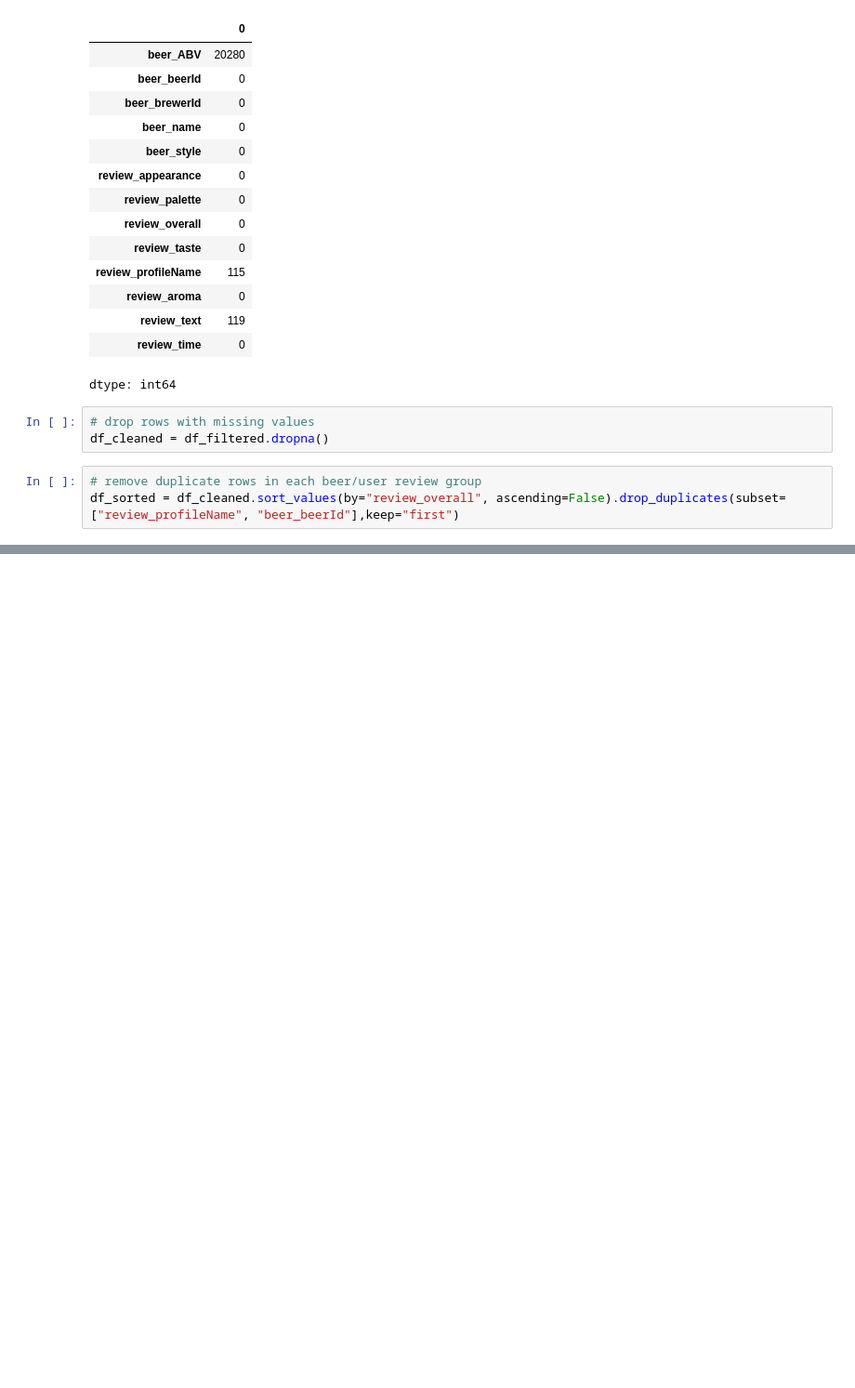
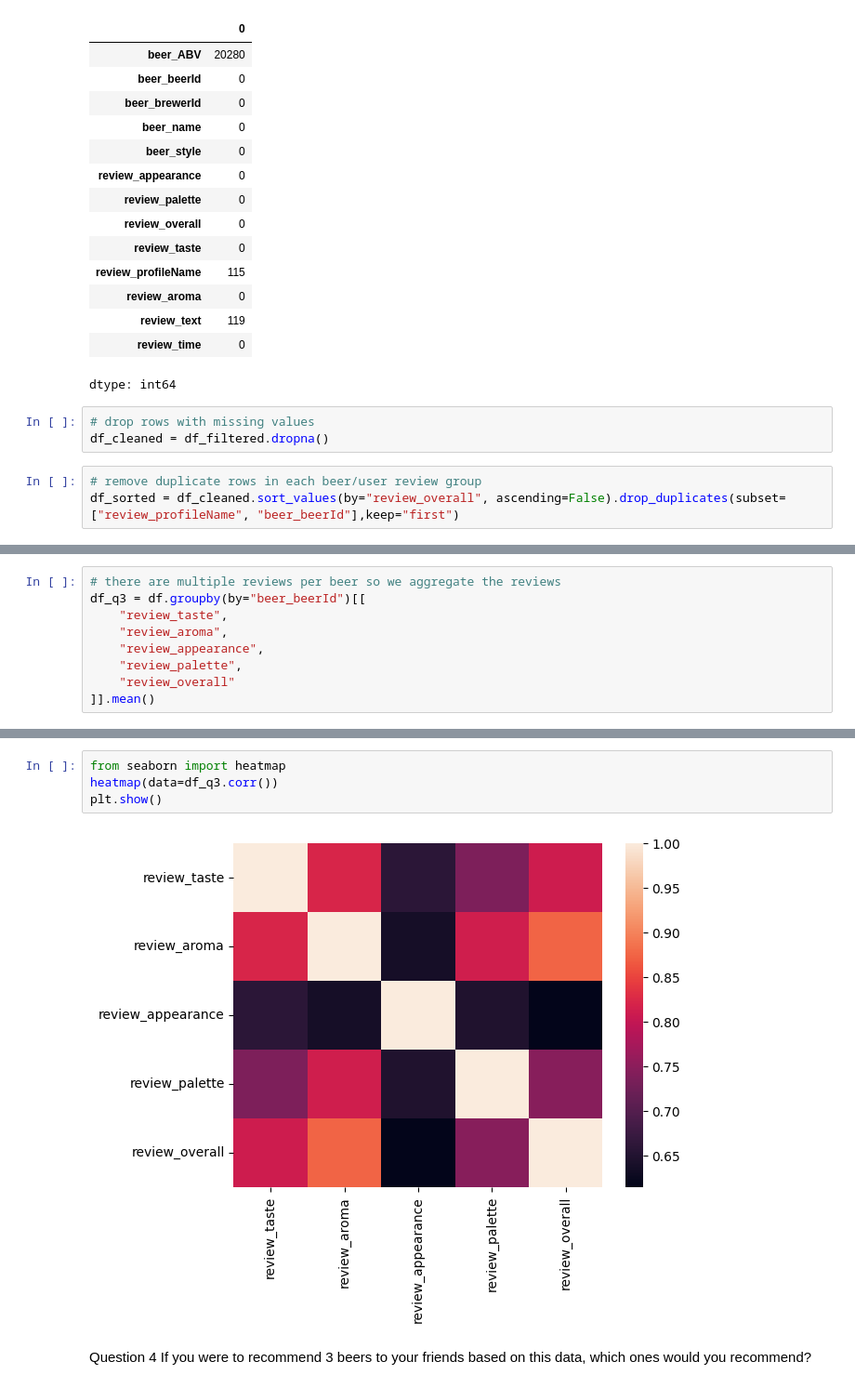
Before and after one commit to zhangshutao932/StrataScratch-Beer-Data-Analysis, a Jupyter notebook: Beer_Data_Analysis.ipynb, the cells around one changed output, grey strips where cells are left out. Shown at 93% size. Cells and saved outputs as stored; diff of their text form; blank space fills up the shorter version.

```diff
--- a/Beer_Data_Analysis.ipynb
+++ b/Beer_Data_Analysis.ipynb
@@ -59,0 +139,9 @@ df_sorted = df_cleaned.sort_values(by="review_overall", ascending=False).drop_du
+# %%
+# there are multiple reviews per beer so we aggregate the reviews
+df_q3 = df.groupby(by="beer_beerId")[[
+    "review_taste",
+    "review_aroma",
+    "review_appearance",
+    "review_palette",
+    "review_overall"
+]].mean()
@@ -59,0 +158,8 @@ df_sorted = df_cleaned.sort_values(by="review_overall", ascending=False).drop_du
+# %%
+from seaborn import heatmap
+heatmap(data=df_q3.corr())
+plt.show()
+# %% [output]
+[figure, added]
+# %% [markdown]
+Question 4 If you were to recommend 3 beers to your friends based on this data, which ones would you recommend?
```
Also changed, not shown: parts of 26 cells of this notebook.
